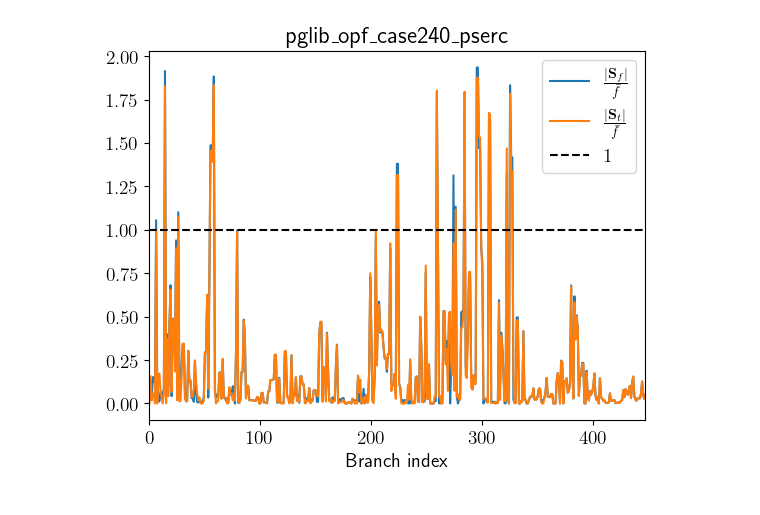
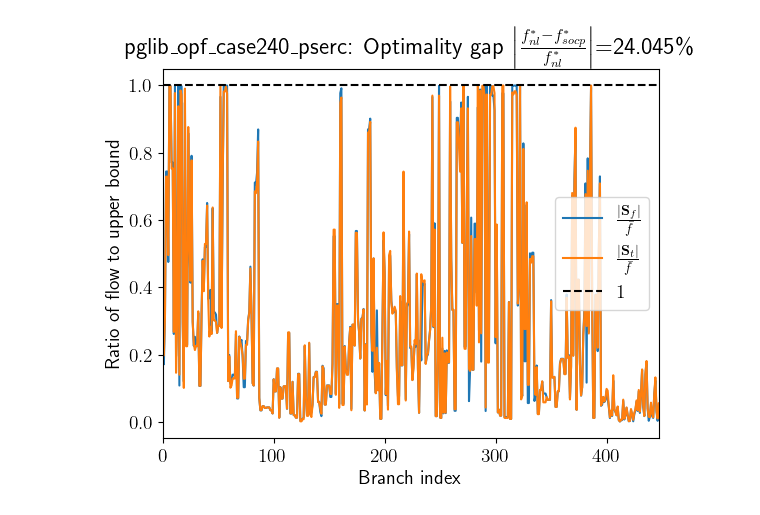
Before and after one commit to shourya01/pglib-opf, a Jupyter notebook: milestone1.ipynb, the cells around one changed output. Saved outputs shown, nothing was run; the diff lists cells and outputs as text; code cells hidden in the pictures.

Commit message:
now solving cases below 1000 buses

```diff
--- a/milestone1.ipynb
+++ b/milestone1.ipynb
@@ -28,7 +28,8 @@ if LATEX_AVAILABLE:
     plt.rcParams['text.usetex'] = True
     plt.rcParams['text.latex.preamble'] = r'\usepackage{amsmath,amssymb}'
 
-MAX_BUS = 1500 # upper limit of number of buses in cases to be considered
+MAX_BUS = 1000 # upper limit of number of buses in cases to be considered
+RATE = 'A' # which line rating to use ('A','B','C')
 # %%
 # get all cases in current directory
 current_directory = os.getcwd()
@@ -54,11 +55,9 @@ for cf in (t:=tqdm(case_files)):
         casenames.append(cname)
     t.set_description(cname)
 # %%
-# this_case = cases[0]
-
 # CVXPY SWITCHES FOR ENABLING/DISABLING CONSTRAINTS
 DISABLE_MODEL = False
-DISABLE_FLOWLIMS = True
+DISABLE_FLOWLIMS = False
 DISABLE_ANG = False
 DISABLE_SOCR = False
 DISABLE_BALANCE = False
@@ -77,7 +76,7 @@ print(f'''Status of constraints:
 # RECORDS FOR SOLVED AND UNSOLVED
 solved, unsolved = 0,0
 
-# FUNCTIONS TO COMPUTE ABSOLUTE VALUES
+# FUNCTIONS TO COMPUTE ABSOLUTE VALUES # TEST
 absobj = lambda x,y: cp.sum(cp.hstack([cp.abs(cp.real(x)),cp.abs(cp.imag(x)),cp.abs(cp.real(y)),cp.abs(cp.imag(y))]))
 
 for cn,this_case in zip(casenames,cases):
@@ -101,22 +100,27 @@ for cn,this_case in zip(casenames,cases):
     angmin, angmax = this_case['branch'][:,ANGMIN], this_case['branch'][:,ANGMAX]
     flow_lim = this_case['branch'][:,RATE_A]
     branch_list = [((f,t),(t,f),l) for f,t,l in zip(from_bus.astype(int),to_bus.astype(int),range(from_bus.size))] # forward and reversed graph
+    # calculate flow limits
+    choices = {'A':RATE_A,'B':RATE_B,'C':RATE_C}
+    flow_lims = this_case['branch']
     # generators
     gen_to_bus = this_case['gen'][:,GEN_BUS]
     gen_mbase = this_case['gen'][:,MBASE]
     gen_pmax, gen_pmin = this_case['gen'][:,PMAX], this_case['gen'][:,PMIN]
     gen_qmax, gen_qmin = this_case['gen'][:,QMAX], this_case['gen'][:,QMIN]
+    gen_cost = this_case['gencost'][:,COST:]
 
     # PRE-PROCESSING DATA
     # normalization to pu
     bus_pd, bus_qd, bus_gs, bus_bs, gen_pmax, gen_qmax, gen_pmin, gen_qmin, flow_lim = \
-    bus_pd/baseMVA, bus_qd/baseMVA, bus_gs/baseMVA, bus_bs/baseMVA, gen_pmax/baseMVA, gen_qmax/baseMVA, gen_pmin/baseMVA, gen_qmin/baseMVA, flow_lim/baseMVA
+    bus_pd/baseMVA, bus_qd/baseMVA, bus_gs/baseMVA, bus_bs/baseMVA, \
+    np.divide(gen_pmax,baseMVA), np.divide(gen_qmax,baseMVA), np.divide(gen_pmin,baseMVA), np.divide(gen_qmin,baseMVA), flow_lim/baseMVA
     # insert 1 in tap ratios
     tap = np.where(np.abs(tap)<1e-5,1.,tap)
     # convert angle limits to radians
     angmin, angmax = np.radians(angmin), np.radians(angmax)
     # convert 0 flow lims to large number
-    flow_lim = np.where(np.abs(flow_lim)<1e-5,10000.,flow_lim)
+    flow_lim = np.where(np.abs(flow_lim)<1e-5,1e+3,flow_lim)
 
     # LAMBDA HELPER FUNCTIONS
     gen_on_bus = lambda i: np.where(gen_to_bus == i)[0] # return list og gens attached to bus
@@ -132,7 +136,7 @@ for cn,this_case in zip(casenames,cases):
     Sf = cp.Variable(n_branch,complex=True) # p.u.
     St = cp.Variable(n_branch,complex=True) # p.u.
     Sgen = cp.Variable(n_gen,complex=True) # p.u.
-    U = cp.Variable(n_bus,nonneg=True) # p.u.
+    U = cp.Variable(n_bus) # p.u.
     W = cp.Variable(n_branch,complex=True) # p.u.
 
     # CVXPY CONSTRAINTS
@@ -147,7 +151,7 @@ for cn,this_case in zip(casenames,cases):
         brf, brr, brid = br
         yl, b = 1 / (br_r[brid] + 1j * br_x[brid]), br_b[brid]
         tl = tap[brid] * (math.cos(shift[brid]) + 1j * math.sin(shift[brid]))
-        yff, ytt, yft, ytf = (yl + 1j * (b)) / (tl*tl.conjugate()) , (yl + 1j * (b)), - yl / tl.conjugate(), -yl / tl
+        yff, ytt, yft, ytf = (yl + 1j * (b/2)) / (tap[brid]**2) , (yl + 1j * (b/2)), - yl / tl.conjugate(), -yl / tl
         if not DISABLE_MODEL:
             # forward and reverse flows
             frm, to = brf[0], brf[1]
@@ -155,8 +159,8 @@ for cn,this_case in zip(casenames,cases):
             constr.append(St[brid] == ytt.conjugate()*U[to] + ytf.conjugate()*cp.conj(W[brid]))
         if not DISABLE_FLOWLIMS:
             # flow limits
-            constr.append(cp.power(cp.real(Sf),2) + cp.power(cp.imag(Sf),2) <= flow_lim[brid]**2)
-            constr.append(cp.power(cp.real(St),2) + cp.power(cp.imag(St),2) <= flow_lim[brid]**2)
+            constr.append(cp.power(cp.real(Sf[brid]),2) + cp.power(cp.imag(Sf[brid]),2) <= flow_lim[brid]**2)
+            constr.append(cp.power(cp.real(St[brid]),2) + cp.power(cp.imag(St[brid]),2) <= flow_lim[brid]**2)
         if not DISABLE_ANG:
             # angle limits
             constr.append(cp.imag(W[brid]) <= math.tan(angmax[brid]) * cp.real(W[brid]))
@@ -180,30 +184,67 @@ for cn,this_case in zip(casenames,cases):
         Sgen_total = cp.sum([Sgen[gid] for gid in gens]) if gens.size > 0 else 0
         Sf_total = cp.sum([Sf[brid] for brid in out_lines(busid)]) if out_lines(busid).size >0 else 0
         St_total = cp.sum([St[brid] for brid in in_lines(busid)]) if in_lines(busid).size >0 else 0
-        Ys = bus_bs[busid] + 1j * bus_gs[busid]
+        Ys = bus_bs[busid] - 1j * bus_gs[busid]
         if not DISABLE_BALANCE:
             constr.append(Sgen_total - Sd - Ys*U[busid] == Sf_total + St_total)
-    obj = cp.Minimize(absobj(Sf,St))
-    prob = cp.Problem(obj,constr)
+    # create objective
+    obj_fn = 0
+    for gidx in range(n_gen):
+        if np.abs(gen_cost[gidx,0]) > 1e-5: # quadratic cost
+            obj_fn = obj_fn + gen_cost[gidx,0]*cp.power(cp.real(Sgen[gidx]),2)
+        if np.abs(gen_cost[gidx,1]) > 1e-5: # linear cost
+            obj_fn = obj_fn + gen_cost[gidx,1]*cp.real(Sgen[gidx])
+        if np.abs(gen_cost[gidx,2]) > 1e-5: # constant cost
+            obj_fn = obj_fn + gen_cost[gidx,2]
+    # create problem
+    prob = cp.Problem(cp.Minimize(obj_fn),constr)
     # solve problem and record results
-    try:
-        prob.solve(solver='MOSEK',verbose=False)
-        if prob.status not in ['infeasible','unbounded']:
-            print(f"{cn} solved!\n")
-            solved += 1
-        else:
-            print(f"{cn} not solved!\n")
-            unsolved += 1
+    solvers = ['MOSEK','ECOS','ECOS_BB','SCS']
+    for solver in solvers:
+        try:
+            prob.solve(solver=solver,verbose=False)
+            if prob.status not in ['infeasible','unbounded']:
+                print(f"Case {cn} solved by {solver}.")
+                SOLVED = True
+                break
+            else:
+                print(f"Case {cn} not solved by {solver}, status is {prob.status}.")
+                SOLVED = False
+        except Exception as e:
+            print(f"Case {cn} not solved by {solver}, exception is {e}.")
+            SOLVED = False
+    # display results accordingly
+    if SOLVED:
+        solved += 1
+        # load nonlinear solution
+        with open(f"{os.getcwd()}/{cn}_solved.pkl","rb") as file:
+            obj = pickle.load(file)
+        # calculate soc objective in natural units
+        soc_pg, nl_pg = Sgen.value.real, obj['gen'][:,PG] / baseMVA
+        obj_soc, obj_nl = 0, 0
+        for gidx in range(n_gen):
+            if np.abs(gen_cost[gidx,0]) > 1e-5: # quadratic cost
+                obj_soc = obj_soc + gen_cost[gidx,0]*soc_pg[gidx]**2
+                obj_nl = obj_nl + gen_cost[gidx,0]*nl_pg[gidx]**2
+            if np.abs(gen_cost[gidx,1]) > 1e-5: # linear cost
+                obj_soc = obj_soc + gen_cost[gidx,1]*soc_pg[gidx]
+                obj_nl = obj_nl + gen_cost[gidx,1]*nl_pg[gidx]
+            if np.abs(gen_cost[gidx,2]) > 1e-5: # constant cost
+                obj_soc = obj_soc + gen_cost[gidx,2]
+                obj_nl = obj_nl + gen_cost[gidx,2]
+        # compute gap
+        gap = 100 * np.abs(obj_nl - obj_soc) / np.abs(obj_nl)
+        # plot
         plt.plot(np.abs(Sf.value) / flow_lim, label=r'$\frac{|\mathbf{S}_f|}{\bar{f}}$')
         plt.plot(np.abs(St.value) / flow_lim, label=r'$\frac{|\mathbf{S}_t|}{\bar{f}}$')
         plt.plot(np.ones_like(flow_lim),'k--',label=r'$1$')
         plt.legend()
         plt.xlabel('Branch index')
+        plt.ylabel('Ratio of flow to upper bound')
         plt.xlim([0,flow_lim.size-1])
-        plt.title(cn)
+        plt.title(r"%s: Optimality gap $\left\lvert\frac{f^*_{nl}-f^*_{socp}}{f^*_{nl}}\right\rvert$=%s\%s"%(f"{cn}",f"{gap:.3f}","%"))
         plt.show()
-    except:
-        print(f"{cn} encountered solver error!\n")
+    else:
         unsolved += 1
     # break
 
@@ -227 +268 @@ pglib_opf_case240_pserc solved!
-[figure, old version]
+[figure, new version]
```
Also changed, not shown: parts of 1 cell of this notebook, 4 other files.
